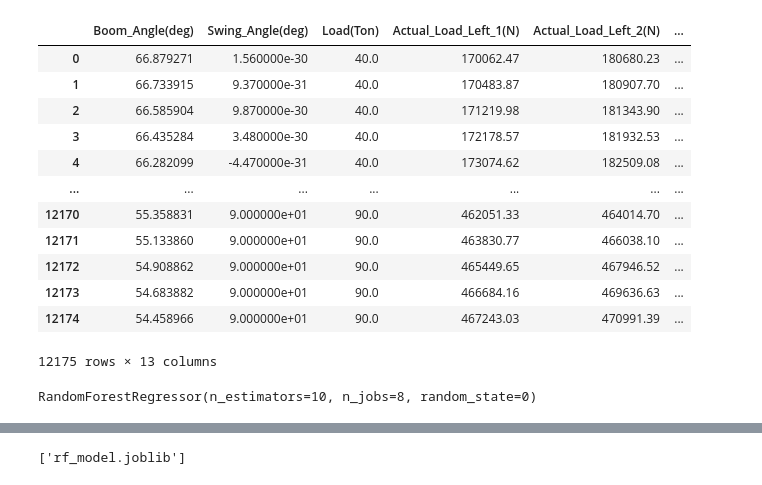
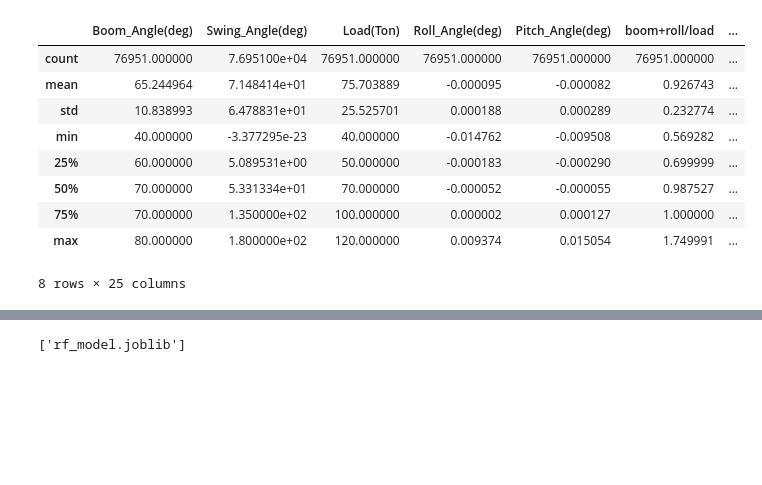
Before and after one commit to jinbeomjeong/estimate_crawler_crane_ground_pressure, a Jupyter notebook: train_ground_pressure_est_model_rf.ipynb, the cells around one changed output, grey strips where cells are left out. Saved outputs shown, nothing was run; the diff lists cells and outputs as text; code cells hidden in the pictures; blank space fills up the shorter version.

```diff
--- a/train_ground_pressure_est_model_rf.ipynb
+++ b/train_ground_pressure_est_model_rf.ipynb
@@ -84,23 +9,0 @@ train_data
-# %%
-val_data = dataset_inst.get_val_dataset()
-val_data
-# %% [output]
-|  | Boom_Angle(deg) | Swing_Angle(deg) | Load(Ton) | Actual_Load_Left_1(N) | Actual_Load_Left_2(N) | ... |
-| 0 | 66.879271 | 1.560000e-30 | 40.0 | 170062.47 | 180680.23 | ... |
-| 1 | 66.733915 | 9.370000e-31 | 40.0 | 170483.87 | 180907.70 | ... |
-| 2 | 66.585904 | 9.870000e-30 | 40.0 | 171219.98 | 181343.90 | ... |
-| 3 | 66.435284 | 3.480000e-30 | 40.0 | 172178.57 | 181932.53 | ... |
-| 4 | 66.282099 | -4.470000e-31 | 40.0 | 173074.62 | 182509.08 | ... |
-| ... | ... | ... | ... | ... | ... | ... |
-| 12170 | 55.358831 | 9.000000e+01 | 90.0 | 462051.33 | 464014.70 | ... |
-| 12171 | 55.133860 | 9.000000e+01 | 90.0 | 463830.77 | 466038.10 | ... |
-| 12172 | 54.908862 | 9.000000e+01 | 90.0 | 465449.65 | 467946.52 | ... |
-| 12173 | 54.683882 | 9.000000e+01 | 90.0 | 466684.16 | 469636.63 | ... |
-| 12174 | 54.458966 | 9.000000e+01 | 90.0 | 467243.03 | 470991.39 | ... |
-12175 rows × 13 columns
-# %%
-model = RandomForestRegressor(n_estimators=10, random_state=0, n_jobs=os.cpu_count())
-model.fit(dataset_inst.get_train_dataset_for_model()[dataset_inst.get_model_feature_names()],
-          dataset_inst.get_train_dataset_for_model()[dataset_inst.get_model_target_names()])
-# %% [output]
-RandomForestRegressor(n_estimators=10, n_jobs=8, random_state=0)
@@ -106,0 +66,13 @@ RandomForestRegressor(n_estimators=10, n_jobs=8, random_state=0)
+# %%
+train_dataset.describe()
+# %% [output]
+|  | Boom_Angle(deg) | Swing_Angle(deg) | Load(Ton) | Roll_Angle(deg) | Pitch_Angle(deg) | boom+roll/load | ... |
+| count | 76951.000000 | 7.695100e+04 | 76951.000000 | 76951.000000 | 76951.000000 | 76951.000000 | ... |
+| mean | 65.244964 | 7.148414e+01 | 75.703889 | -0.000095 | -0.000082 | 0.926743 | ... |
+| std | 10.838993 | 6.478831e+01 | 25.525701 | 0.000188 | 0.000289 | 0.232774 | ... |
+| min | 40.000000 | -3.377295e-23 | 40.000000 | -0.014762 | -0.009508 | 0.569282 | ... |
+| 25% | 60.000000 | 5.089531e+00 | 50.000000 | -0.000183 | -0.000290 | 0.699999 | ... |
+| 50% | 70.000000 | 5.331334e+01 | 70.000000 | -0.000052 | -0.000055 | 0.987527 | ... |
+| 75% | 70.000000 | 1.350000e+02 | 100.000000 | 0.000002 | 0.000127 | 1.000000 | ... |
+| max | 80.000000 | 1.800000e+02 | 120.000000 | 0.009374 | 0.015054 | 1.749991 | ... |
+8 rows × 25 columns
```
Also changed, not shown: parts of 13 cells of this notebook, 39 other files.
